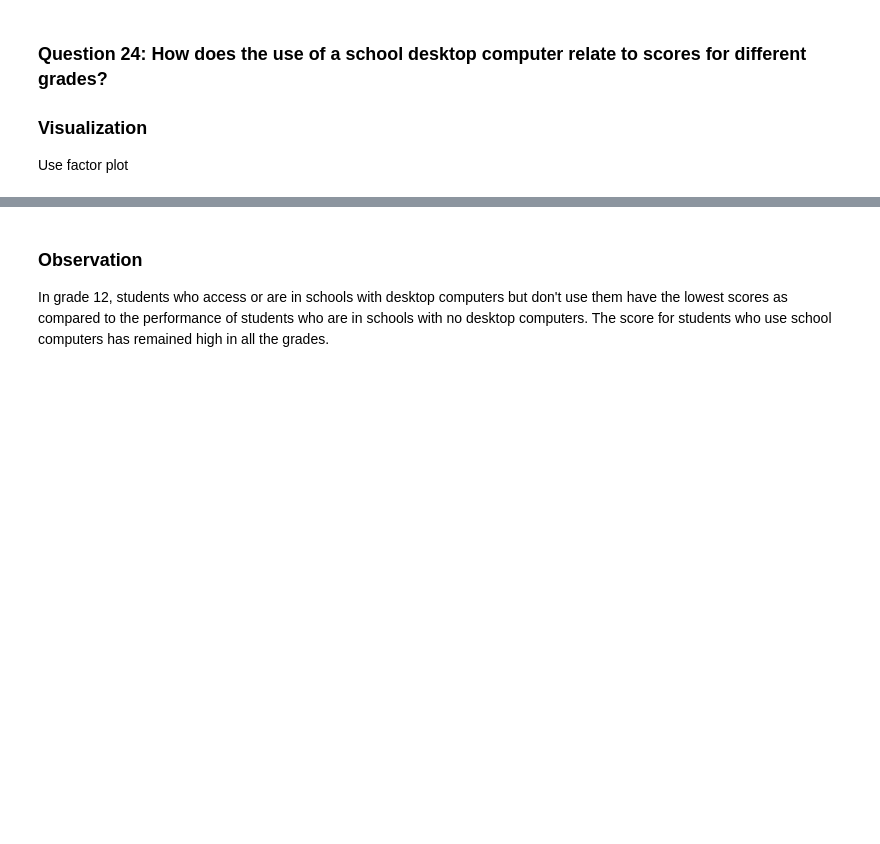
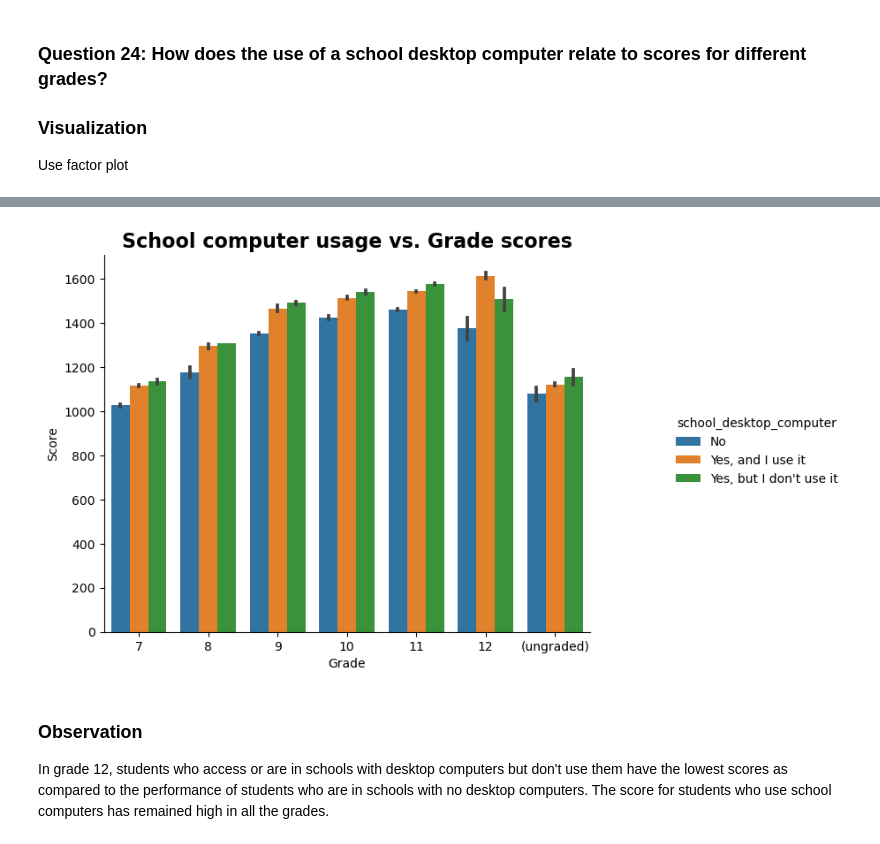
Before and after one commit to Daviedavie100/Pisa2012_data_analysis, a Jupyter notebook: Exploration.ipynb, the cells around one changed output, grey strips where cells are left out. Drawn from its saved outputs; the diff is of its cells as text; code cells hidden in the pictures; blank space fills up the shorter version.

```diff
--- a/Exploration.ipynb
+++ b/Exploration.ipynb
@@ -2232,0 +2240,8 @@ Use factor plot
+# %%
+data_com=pisa_factor_data.loc[~pisa_factor_data['international_grade'].isna()]
+# Remove outliers
+data_com = remove_outliers(data_com, ['total_score'])
+# %%
+# Data
+data_com_ana=data_com.groupby(['international_grade', 'school_desktop_computer', 'gender'])['total_score'].mean().reset_index()
+data_com_ana
@@ -2233,13 +2266,15 @@ Use factor plot
 # %%
 # factor plot
-g=sb.catplot(data=pisa_clean, x="international_grade", y="total_score", hue="school_desktop_computer",
+g=sb.catplot(data=data_com_ana, x="international_grade", y="total_score", hue="school_desktop_computer",
                 kind='bar', order=grade_order)
 plt.title('School computer usage vs. Grade scores', fontsize=16, fontweight='bold')
 g.set_xlabels("Grade")
 g.set_ylabels('Score')
 g.fig.set_size_inches(10, 5)
 
 plt.show();
+# %% [output]
+[figure, added]
 # %% [markdown]
 ### Observation
 
```
Also changed, not shown: parts of 16 cells of this notebook.
